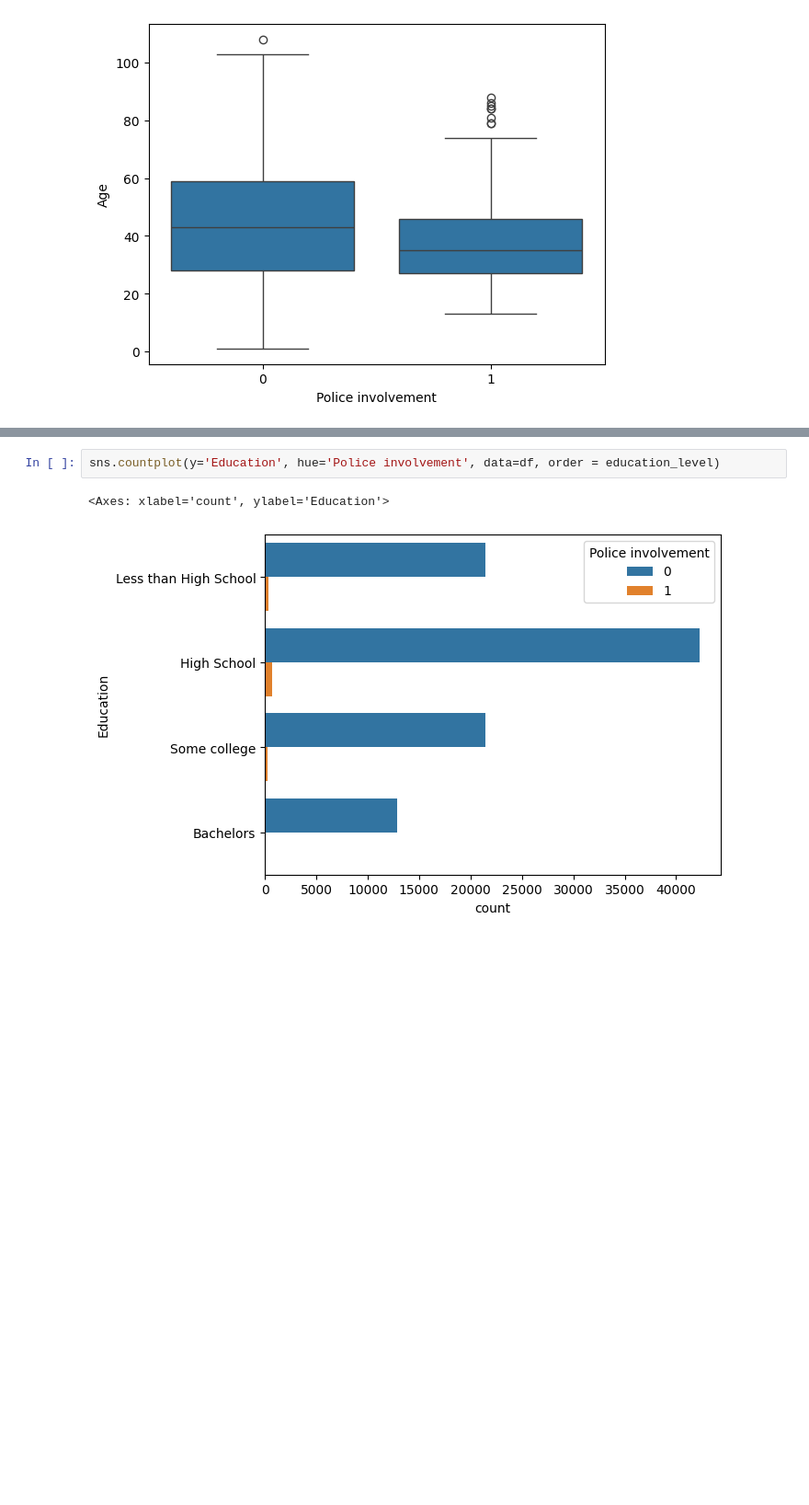
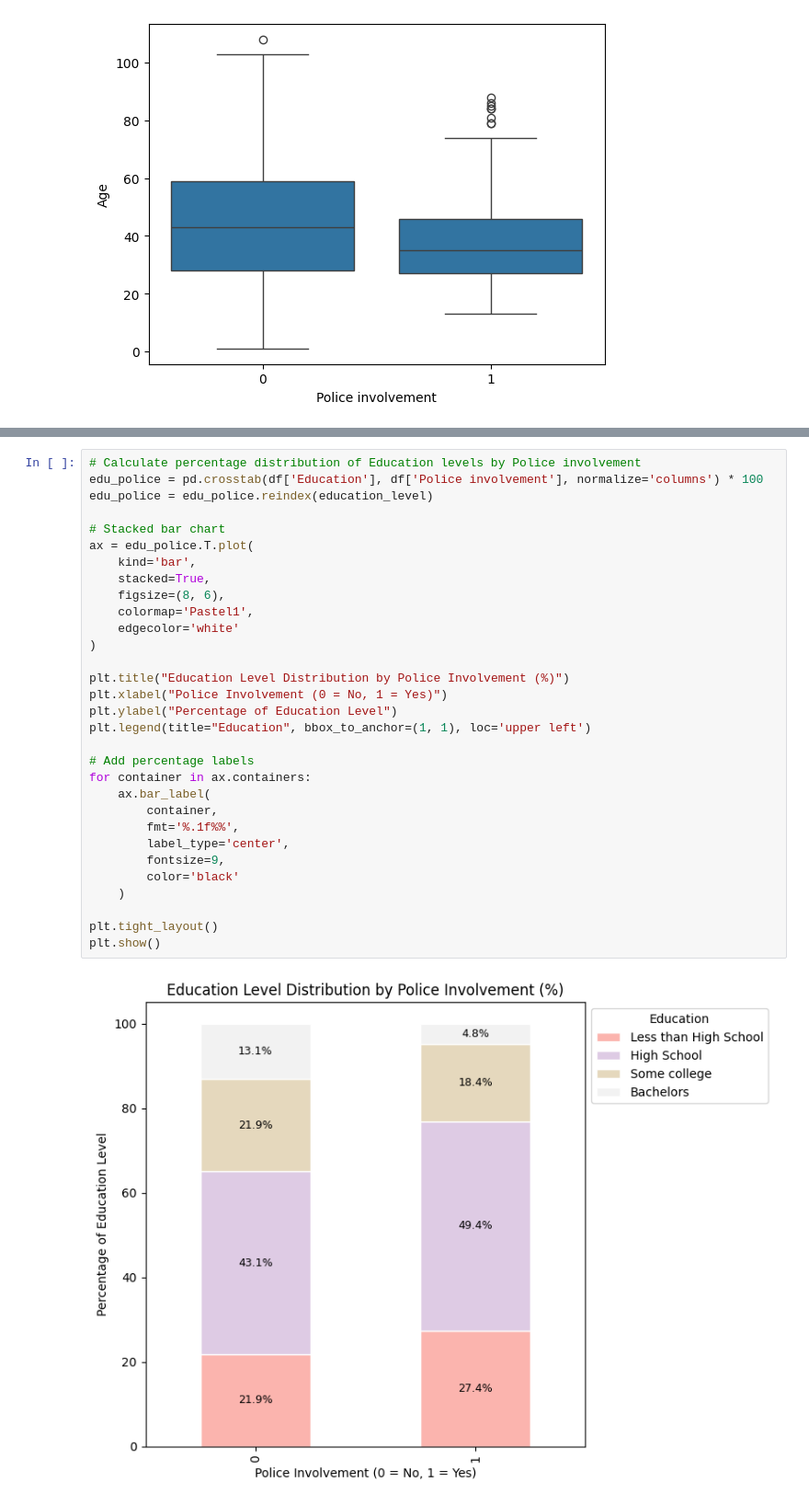
Before and after one commit to beckhamtoh/CS3244-Gun-Violence, a Jupyter notebook: notebooks/02_eda.ipynb, the cells around one changed output, grey strips where cells are left out. Shown at 92% size. Cells and saved outputs as stored; diff of their text form; blank space fills up the shorter version.

```diff
--- a/notebooks/02_eda.ipynb
+++ b/notebooks/02_eda.ipynb
@@ -328,5 +358,33 @@ sns.countplot(x = 'Sex', hue = 'Police involvement', data=df)
 # %%
-sns.countplot(y='Education', hue='Police involvement', data=df, order = education_level)
+# Calculate percentage distribution of Education levels by Police involvement
+edu_police = pd.crosstab(df['Education'], df['Police involvement'], normalize='columns') * 100
+edu_police = edu_police.reindex(education_level)
+
+# Stacked bar chart
+ax = edu_police.T.plot(
+    kind='bar',
+    stacked=True,
+    figsize=(8, 6),
+    colormap='Pastel1',
+    edgecolor='white'
+)
+
+plt.title("Education Level Distribution by Police Involvement (%)")
+plt.xlabel("Police Involvement (0 = No, 1 = Yes)")
+plt.ylabel("Percentage of Education Level")
+plt.legend(title="Education", bbox_to_anchor=(1, 1), loc='upper left')
+
+# Add percentage labels
+for container in ax.containers:
+    ax.bar_label(
+        container,
+        fmt='%.1f%%',
+        label_type='center',
+        fontsize=9,
+        color='black'
+    )
+
+plt.tight_layout()
+plt.show()
 # %% [output]
-<Axes: xlabel='count', ylabel='Education'>
-[figure, old version]
+[figure, new version]
```
Also changed, not shown: parts of 9 cells of this notebook.
